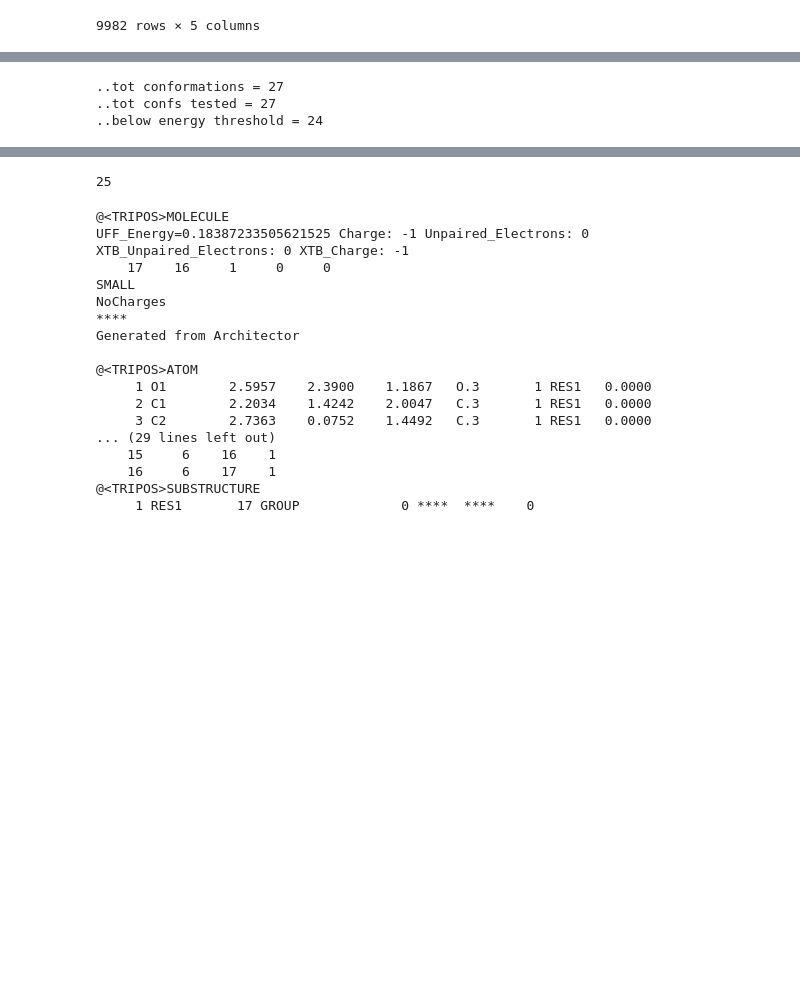
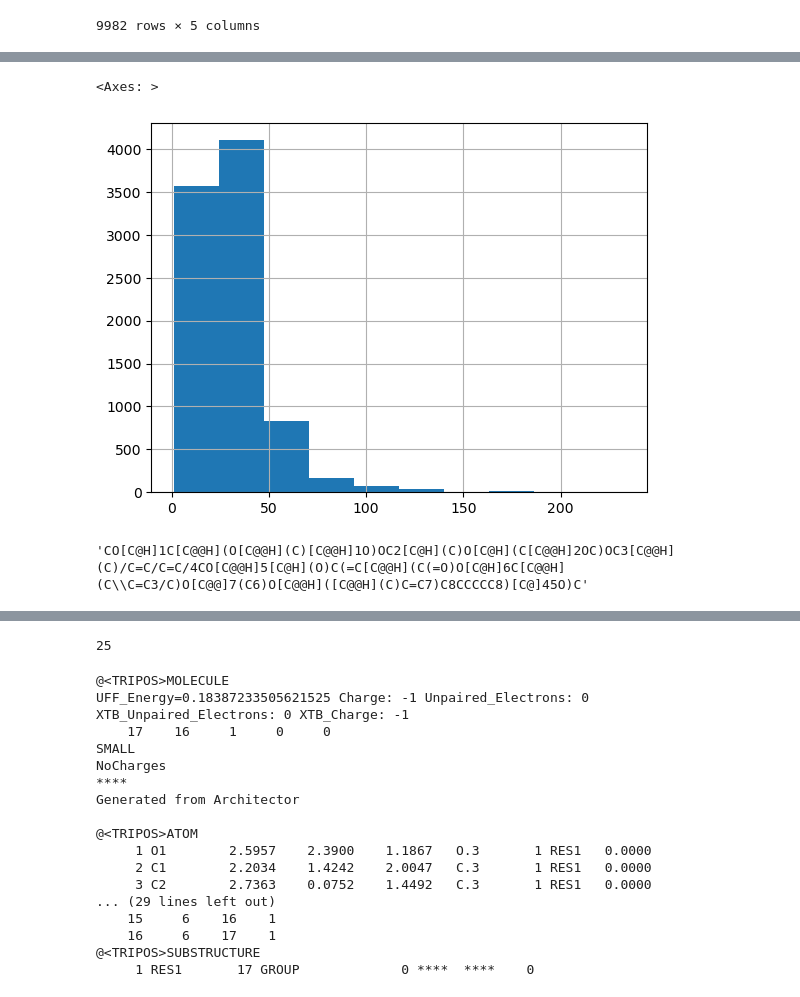
Before and after one commit to lanl/Architector, a Jupyter notebook: development/solubility_dev/Soldb_workflow_dev.ipynb, the cells around one changed output, grey strips where cells are left out. Cells and saved outputs as stored; diff of their text form; code cells hidden in the pictures; blank space fills up the shorter version.

```diff
--- a/development/solubility_dev/Soldb_workflow_dev.ipynb
+++ b/development/solubility_dev/Soldb_workflow_dev.ipynb
@@ -37,13 +37,19 @@ df
 f1 = (df.SMILES.str.count('\.') < 1) # Remove any disjoint components
 # %%
 f2 = pd.Series([True]*df.shape[0])
+natoms = pd.Series([0.0]*df.shape[0])
 for i,row in tqdm(df.iterrows(), total=df.shape[0]):
     obmol = get_obmol_smiles(row['SMILES'], build=False)
     _ , syms, _  = get_OBMol_coords_anums_graph(obmol, get_types=True)
+    natoms.loc[i] = len(syms)
     mets = [x for x in syms if x in io_ptable.all_metals]
     if len(mets) > 0:
         f2[i] = False
+# %%
+df['natoms'] = natoms
+# %%
+f3 = df.natoms < 400 # Size limit - only 1 larger
 # %%
-fdf = df[(f2) & (f1)]
+fdf = df[(f2) & (f1) & (f3)]
 print(fdf.shape)
 # %% [output]
@@ -50,0 +73,5 @@ print(fdf.shape)
+# %%
+fdf.natoms.hist()
+# %% [output]
+<Axes: >
+[figure, added]
@@ -67,9 +96,10 @@ def gen_confs(smi, totaln=50):
         tconf = tmol.write_mol2('UFF_Energy={}'.format(energies[i]), writestring=True)
         out_confs.append(tconf)
     return out_confs
+# %%
+fdf[fdf.natoms > 100].SMILES.values[1]
+# %% [output]
+'CO[C@H]1C[C@@H](O[C@@H](C)[C@@H]1O)OC2[C@H](C)O[C@H](C[C@@H]2OC)OC3[C@@H](C)/C=C/C=C/4CO[C@@H]5[C@H](O)C(=C[C@@H](C(=O)O[C@H]6C[C@@H](C\\C=C3/C)O[C@@]7(C6)O[C@@H]([C@@H](C)C=C7)C8CCCCC8)[C@]45O)C'
 # %%
 confs = gen_confs('[O-]CCCCC')
+#confs = gen_confs(fdf[fdf.natoms > 100].SMILES.values[1])
-# %% [output]
-..tot conformations = 27
-..tot confs tested = 27
-..below energy threshold = 24
```
Also changed, not shown: parts of 14 cells of this notebook, 3 other files.
